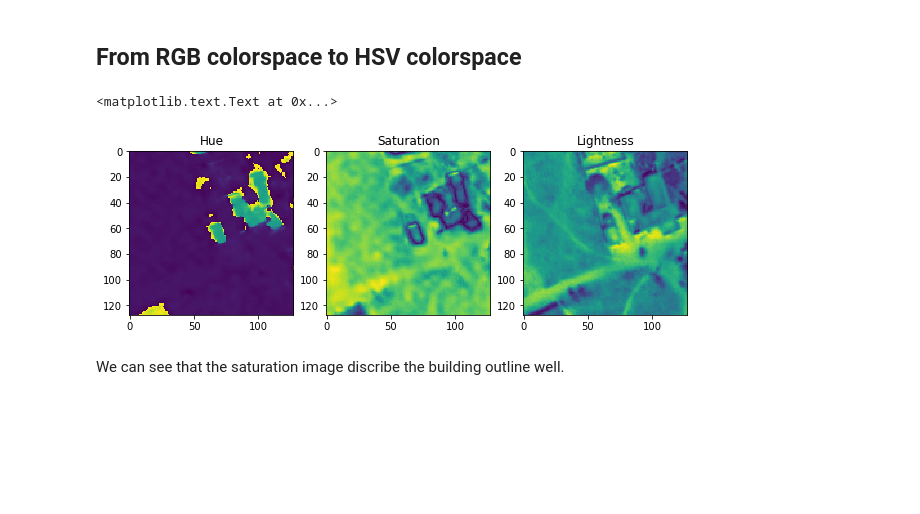
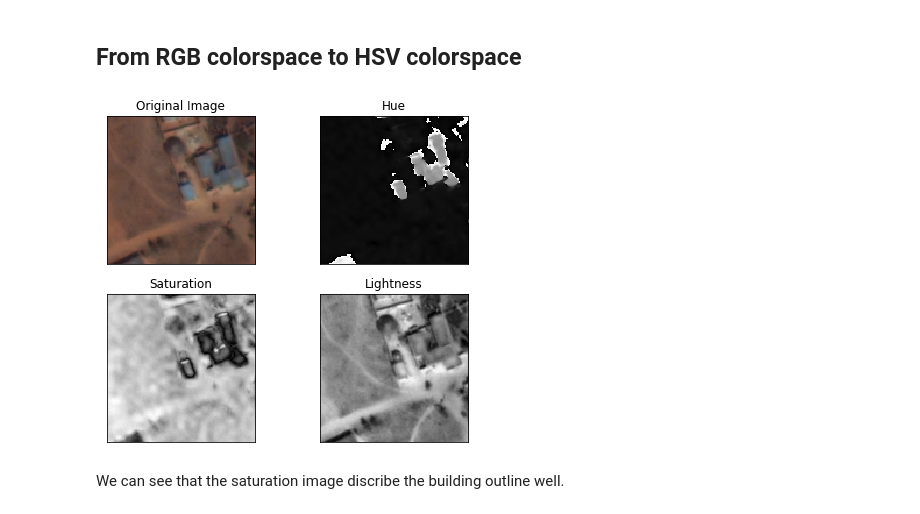
Before and after one commit to uniformlyMatt/MATH-651-Project, a Jupyter notebook: Color.ipynb, the cells around one changed output. Cells and saved outputs as stored; diff of their text form; code cells hidden in the pictures; blank space fills up the shorter version.

```diff
--- a/Color.ipynb
+++ b/Color.ipynb
@@ -21,7 +77,7 @@ def scale_percentile(matrix):
     matrix = matrix.clip(0, 1)
     return matrix
 # %%
-I = tiff.imread('6030_2_1.tif').transpose([1,2,0])
+I = tiff.imread('./image_data/6030_2_1.tif').transpose([1,2,0])
 im_rgb = scale_percentile(I)
 
 I1 = im_rgb[1520:1520+128, 2550:2550+128]
@@ -40,22 +96,31 @@ for i in range(128):
         I2[i,j,0] = hsv[0]
         I2[i,j,1] = hsv[1]
         I2[i,j,2] = hsv[2]
-# %%
-# I2[:,:,2][np.where((I2[:,:,0] < 0.4))] = 0
-# I2[:,:,2][np.where((I2[:,:,0] > 0.8))] = 0
-
-fig, (ax0, ax1, ax2) = plt.subplots(ncols=3, figsize=[10,6])
-ax0.imshow(I2[:,:,0])
-ax0.set_title("Hue")
-
-ax1.imshow(I2[:,:,1])
-ax1.set_title('Saturation')
-
-ax2.imshow(I2[:,:,2])
-ax2.set_title('Lightness')
-# %% [output]
-<matplotlib.text.Text at 0x...>
-[figure, removed]
+# %%
+fig, axes = plt.subplots(2, 2, figsize=[7,6])
+axes[0,0].imshow(I1)
+axes[0,0].set_title("Original Image")
+axes[0,0].set_xticks([])
+axes[0,0].set_yticks([])
+
+axes[0,1].imshow(I2[:,:,0], cmap='gray')
+axes[0,1].set_title('Hue')
+axes[0,1].set_xticks([])
+axes[0,1].set_yticks([])
+
+axes[1,0].imshow(I2[:,:,1], cmap='gray')
+axes[1,0].set_title('Saturation')
+axes[1,0].set_xticks([])
+axes[1,0].set_yticks([])
+
+axes[1,1].imshow(I2[:,:,2], cmap='gray')
+axes[1,1].set_title('Lightness')
+axes[1,1].set_xticks([])
+axes[1,1].set_yticks([])
+
+fig.savefig('./image_data/hsv_image1.pdf')
+# %% [output]
+[figure, added]
 # %% [markdown]
 We can see that the saturation image discribe the building outline well.
 # %% [markdown]
```
Also changed, not shown: parts of 11 cells of this notebook, 8 other files.
